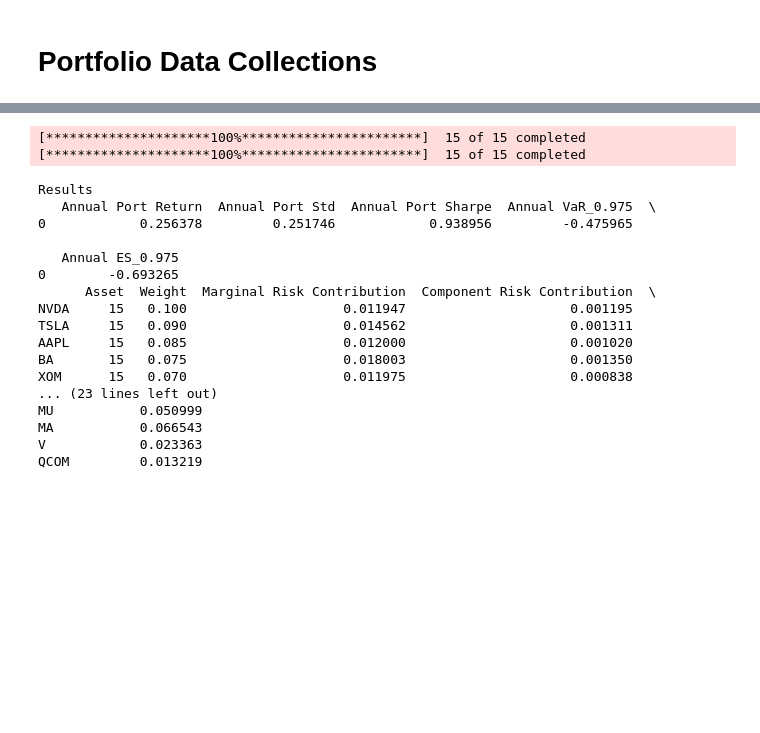
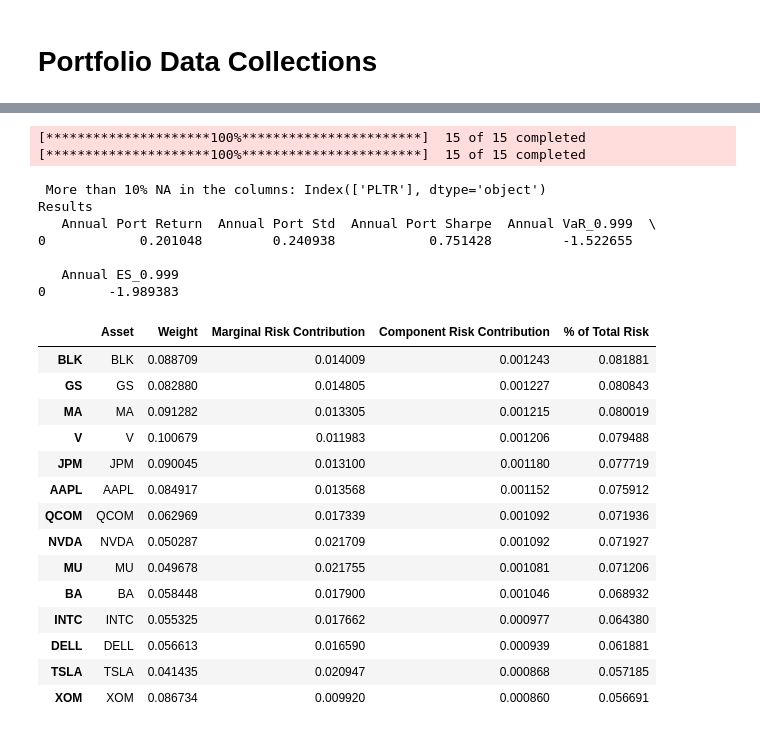
Before and after one commit to Mostafa-MMK/PortfolioRiskAnalytics, a Jupyter notebook: Portfolio_Risk_Analytics.ipynb, the cells around one changed output, grey strips where cells are left out. Saved outputs shown, nothing was run; the diff lists cells and outputs as text; code cells hidden in the pictures; blank space fills up the shorter version.

```diff
--- a/Portfolio_Risk_Analytics.ipynb
+++ b/Portfolio_Risk_Analytics.ipynb
@@ -20,4 +20,5 @@ trump_tickers = {
 
 # Create DataFrame
 ticker_data = pd.DataFrame(trump_tickers)
-ticker_data['Ticker']
+ticker_data = ticker_data.sort_values('Ticker', ascending=True)
+ticker_data.to_csv('/Users/My World/Passion/VeroQuant/Portfolios/PortfolioRiskAnalytics/Data/trump_tickers.csv', index = False)
@@ -155,32 +163,39 @@ Result
 # %%
-results, risk_breakdown = portfolio_analytics(
+# Trump Portfolio Analysis
+results, risk_breakdown, corr_mat, port_returns, daily_var, daily_es = portfolio_analytics(
     tickers=ticker_data['Ticker'].to_list(),
     risk_free_rate=0.02,
+    start_date= '2017-01-19',
     weights=ticker_data['Weight'].to_list(),
-    confidence_level=0.975,
-    port_type='CW',
+    confidence_level=0.999,
+    port_type='RP',
     n_trading_days=252)
 
 print('Results')
 print(results)
-print(risk_breakdown)
+risk_breakdown.sort_values('% of Total Risk', ascending=False)
 # %% [output]
 [*********************100%***********************]  15 of 15 completed
 [*********************100%***********************]  15 of 15 completed
+ More than 10% NA in the columns: Index(['PLTR'], dtype='object')
 Results
-   Annual Port Return  Annual Port Std  Annual Port Sharpe  Annual VaR_0.975  \
-0            0.256378         0.251746            0.938956         -0.475965
+   Annual Port Return  Annual Port Std  Annual Port Sharpe  Annual VaR_0.999  \
+0            0.201048         0.240938            0.751428         -1.522655
 
-   Annual ES_0.975
-0        -0.693265
-      Asset  Weight  Marginal Risk Contribution  Component Risk Contribution  \
-NVDA     15   0.100                    0.011947                     0.001195
-TSLA     15   0.090                    0.014562                     0.001311
-AAPL     15   0.085                    0.012000                     0.001020
-BA       15   0.075                    0.018003                     0.001350
-XOM      15   0.070                    0.011975                     0.000838
-... (23 lines left out)
-MU           0.050999
-MA           0.066543
-V            0.023363
-QCOM         0.013219
+   Annual ES_0.999
+0        -1.989383
+|  | Asset | Weight | Marginal Risk Contribution | Component Risk Contribution | % of Total Risk |
+| BLK | BLK | 0.088709 | 0.014009 | 0.001243 | 0.081881 |
+| GS | GS | 0.082880 | 0.014805 | 0.001227 | 0.080843 |
+| MA | MA | 0.091282 | 0.013305 | 0.001215 | 0.080019 |
+| V | V | 0.100679 | 0.011983 | 0.001206 | 0.079488 |
+| JPM | JPM | 0.090045 | 0.013100 | 0.001180 | 0.077719 |
+| AAPL | AAPL | 0.084917 | 0.013568 | 0.001152 | 0.075912 |
+| QCOM | QCOM | 0.062969 | 0.017339 | 0.001092 | 0.071936 |
+| NVDA | NVDA | 0.050287 | 0.021709 | 0.001092 | 0.071927 |
+| MU | MU | 0.049678 | 0.021755 | 0.001081 | 0.071206 |
+| BA | BA | 0.058448 | 0.017900 | 0.001046 | 0.068932 |
+| INTC | INTC | 0.055325 | 0.017662 | 0.000977 | 0.064380 |
+| DELL | DELL | 0.056613 | 0.016590 | 0.000939 | 0.061881 |
+| TSLA | TSLA | 0.041435 | 0.020947 | 0.000868 | 0.057185 |
+| XOM | XOM | 0.086734 | 0.009920 | 0.000860 | 0.056691 |
```
Also changed, not shown: parts of 4 cells of this notebook, 2 other files.
